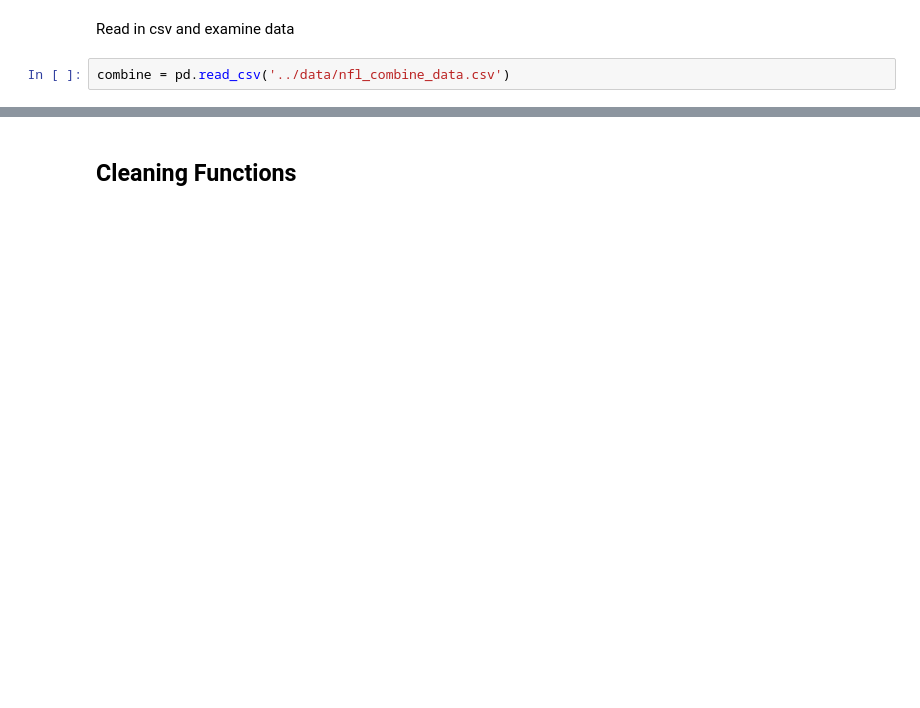
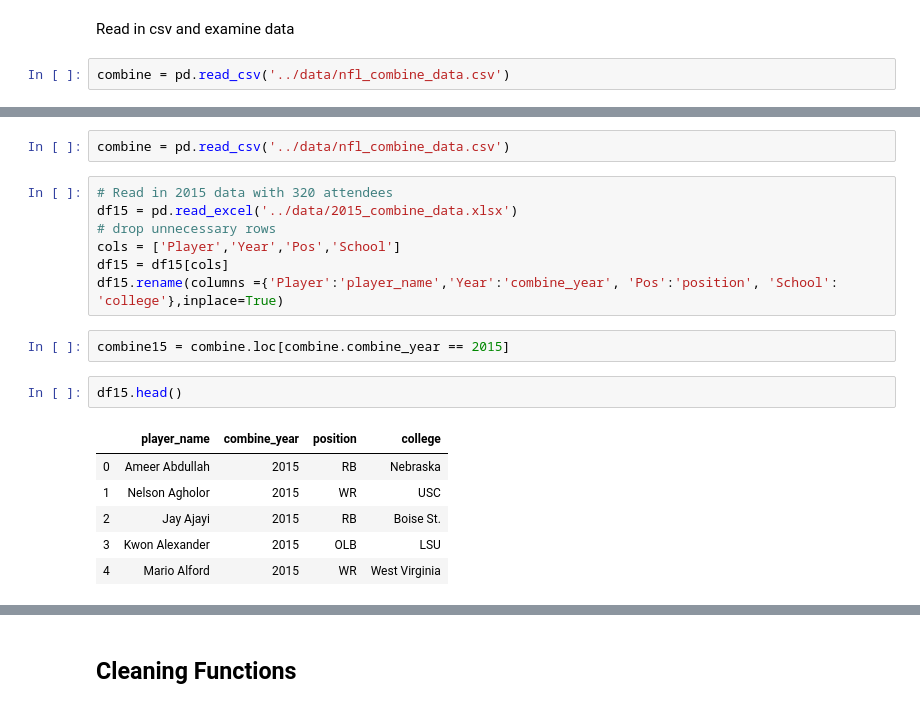
Before and after one commit to michaelpallante/nfl_combine_classification_modeling, a Jupyter notebook: notebooks/nfl_combine_data_cleaning.ipynb, the cells around one changed output, grey strips where cells are left out. Drawn from its saved outputs; the diff is of its cells as text; blank space fills up the shorter version.

```diff
--- a/notebooks/nfl_combine_data_cleaning.ipynb
+++ b/notebooks/nfl_combine_data_cleaning.ipynb
@@ -113,0 +126,20 @@ dtype: int64
+# %%
+combine = pd.read_csv('../data/nfl_combine_data.csv')
+# %%
+# Read in 2015 data with 320 attendees
+df15 = pd.read_excel('../data/2015_combine_data.xlsx')
+# drop unnecessary rows
+cols = ['Player','Year','Pos','School']
+df15 = df15[cols]
+df15.rename(columns ={'Player':'player_name','Year':'combine_year', 'Pos':'position', 'School': 'college'},inplace=True)
+# %%
+combine15 = combine.loc[combine.combine_year == 2015]
+# %%
+df15.head()
+# %% [output]
+|  | player_name | combine_year | position | college |
+| 0 | Ameer Abdullah | 2015 | RB | Nebraska |
+| 1 | Nelson Agholor | 2015 | WR | USC |
+| 2 | Jay Ajayi | 2015 | RB | Boise St. |
+| 3 | Kwon Alexander | 2015 | OLB | LSU |
+| 4 | Mario Alford | 2015 | WR | West Virginia |
```
Also changed, not shown: parts of 28 cells of this notebook.
